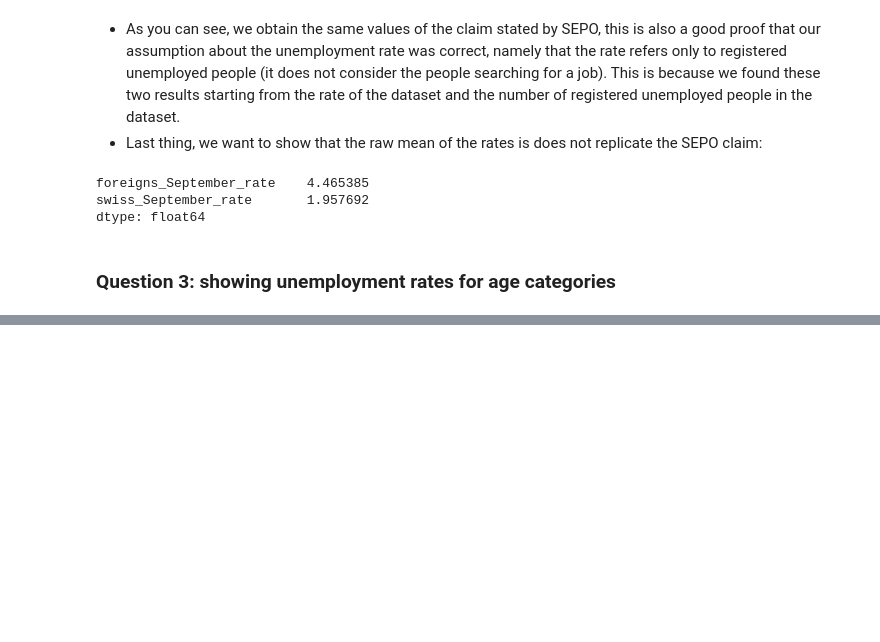
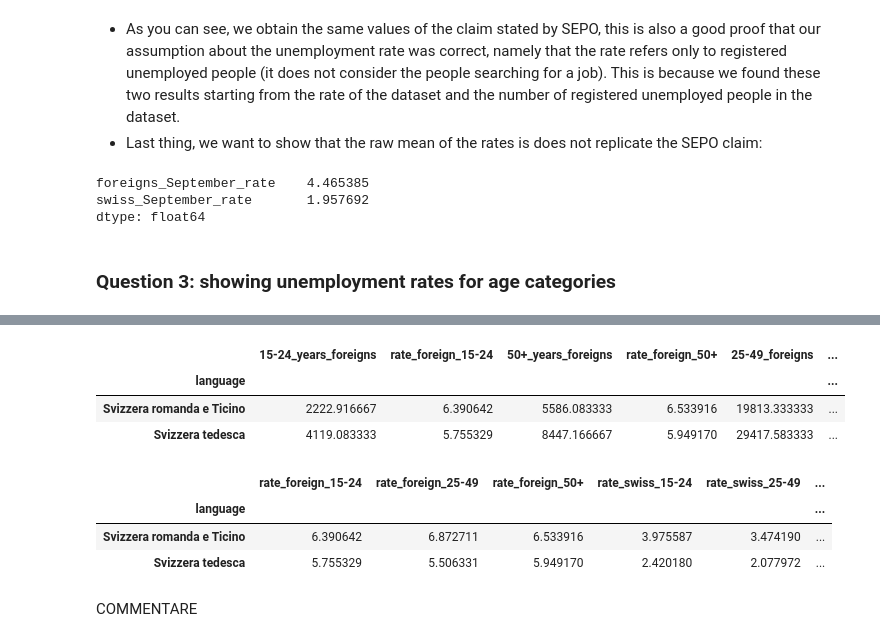
Before and after one commit to christian-5-28/ADA-Sciuto-Smith-Tarantino, a Jupyter notebook: 03 - Interactive Viz/interactive_viz.ipynb, the cells around one changed output, grey strips where cells are left out. Drawn from its saved outputs; the diff is of its cells as text; code cells hidden in the pictures; blank space fills up the shorter version.

```diff
--- a/03 - Interactive Viz/interactive_viz.ipynb
+++ b/03 - Interactive Viz/interactive_viz.ipynb
@@ -992,0 +1014,24 @@ plt.show()
+# %%
+languages_cluster = df_new.groupby("language").sum()
+languages_cluster["rate_foreign_15-24"] = languages_cluster["15-24_years_foreigns"]/languages_cluster["active_popul_foreign_15-24"] * 100
+languages_cluster["rate_foreign_25-49"] = languages_cluster["25-49_foreigns"]/languages_cluster["active_popul_foreigns_25-49"] * 100
+languages_cluster["rate_foreign_50+"] = languages_cluster["50+_years_foreigns"]/languages_cluster["active_popul_foreign_50+"] * 100
+languages_cluster["rate_swiss_15-24"] = languages_cluster["15-24_years_swiss"]/languages_cluster["active_popul_swiss_15-24"] * 100
+languages_cluster["rate_swiss_25-49"] = languages_cluster["25-49_swiss"]/languages_cluster["active_popul_swiss_25-49"] * 100
+languages_cluster["rate_swiss_50+"] = languages_cluster["50+_years_swiss"]/languages_cluster["active_popul_swiss_50+"] * 100
+languages_cluster.head()
+# %% [output]
+|  | 15-24_years_foreigns | rate_foreign_15-24 | 50+_years_foreigns | rate_foreign_50+ | 25-49_foreigns | ... |
+| language |  |  |  |  |  | ... |
+| Svizzera romanda e Ticino | 2222.916667 | 6.390642 | 5586.083333 | 6.533916 | 19813.333333 | ... |
+| Svizzera tedesca | 4119.083333 | 5.755329 | 8447.166667 | 5.949170 | 29417.583333 | ... |
+# %%
+language_comparison = languages_cluster[["rate_foreign_15-24", "rate_foreign_25-49", "rate_foreign_50+", "rate_swiss_15-24", "rate_swiss_25-49", "rate_swiss_50+"]]
+language_comparison.head()
+# %% [output]
+|  | rate_foreign_15-24 | rate_foreign_25-49 | rate_foreign_50+ | rate_swiss_15-24 | rate_swiss_25-49 | ... |
+| language |  |  |  |  |  | ... |
+| Svizzera romanda e Ticino | 6.390642 | 6.872711 | 6.533916 | 3.975587 | 3.474190 | ... |
+| Svizzera tedesca | 5.755329 | 5.506331 | 5.949170 | 2.420180 | 2.077972 | ... |
+# %% [markdown]
+COMMENTARE
```
Also changed, not shown: parts of 8 cells of this notebook, 3 other files.
